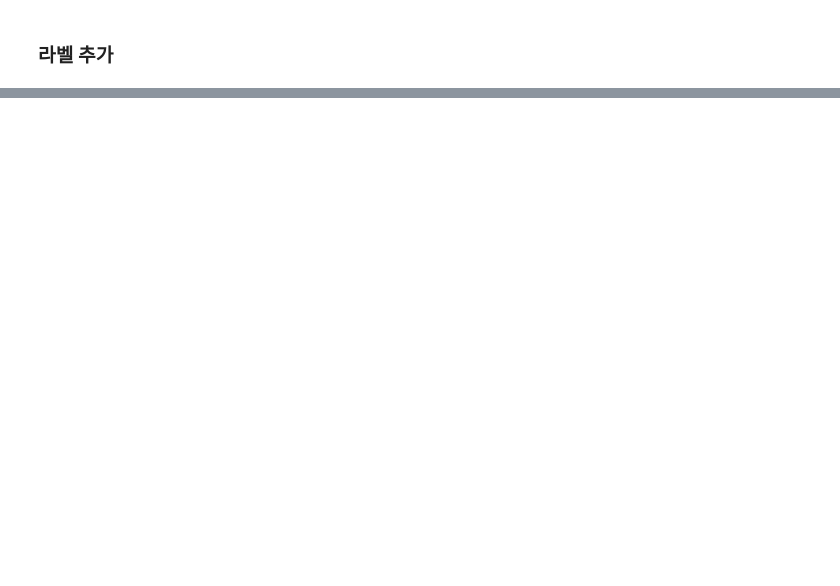
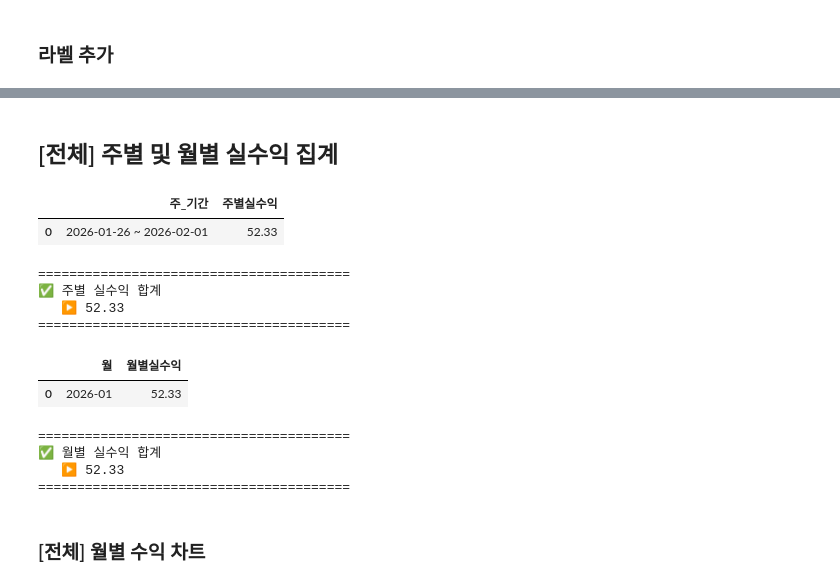
Before and after one commit to Jin2ouS/colab, a Jupyter notebook: MT5_매매내역_분석(구글시트).ipynb, the cells around one changed output, grey strips where cells are left out. Saved outputs shown, nothing was run; the diff lists cells and outputs as text; code cells hidden in the pictures; blank space fills up the shorter version.

```diff
--- a/MT5_매매내역_분석(구글시트).ipynb
+++ b/MT5_매매내역_분석(구글시트).ipynb
@@ -661,3 +664,83 @@ fig.update_yaxes(range=[y_min - pad, y_max + pad])
 fig.show()
 # %% [output]
 [interactive output not drawn]
+# %% [markdown]
+## [전체] 주별 및 월별 실수익 집계
+# %%
+# @title
+### 🗓️ 주별 / 월별 실수익 집계 (결과 테이블) ###
+
+import pandas as pd
+
+# ✅ df_period가 있으면 그걸 사용, 없으면 df 사용
+base_df = df_period if "df_period" in globals() else df
+
+# 청산 완료 + 실수익 있는 거래만 사용
+profit_df = base_df.dropna(subset=["청산시간", "실수익"]).copy()
+
+# ----------------------------
+# 1) 주별 집계 (월~일 기준으로 보려면 W-SUN 추천: 주의 끝=일요일)
+# ----------------------------
+profit_df["주"] = profit_df["청산시간"].dt.to_period("W-SUN")
+
+weekly_profit = (
+    profit_df.groupby("주", as_index=False)["실수익"]
+             .sum()
+             .rename(columns={"실수익": "주별실수익"})
+)
+
+# 보기 좋은 라벨(주 시작~끝)
+weekly_profit["주_기간"] = weekly_profit["주"].apply(
+    lambda p: f"{p.start_time.date()} ~ {p.end_time.date()}"
+)
+
+# 컬럼 정리
+weekly_profit = weekly_profit[["주_기간", "주별실수익"]].sort_values("주_기간").reset_index(drop=True)
+
+display(weekly_profit)
+
+total_weekly_profit = weekly_profit["주별실수익"].sum()
+
+print("\n" + "=" * 40)
+print("✅ 주별 실수익 합계")
+print(f"   ▶ {total_weekly_profit:,.2f}")
+print("=" * 40 + "\n")
+
+
+
+# ----------------------------
+# 2) 월별 집계
+# ----------------------------
+profit_df["월"] = profit_df["청산시간"].dt.to_period("M").astype(str)
+
+monthly_profit = (
+    profit_df.groupby("월", as_index=False)["실수익"]
+             .sum()
+             .rename(columns={"실수익": "월별실수익"})
+             .sort_values("월")
+             .reset_index(drop=True)
+)
+
+display(monthly_profit)
+
+total_monthly_profit = monthly_profit["월별실수익"].sum()
+
+print("\n" + "=" * 40)
+print("✅ 월별 실수익 합계")
+print(f"   ▶ {total_monthly_profit:,.2f}")
+print("=" * 40)
+# %% [output]
+|  | 주_기간 | 주별실수익 |
+| 0 | 2026-01-26 ~ 2026-02-01 | 52.33 |
+========================================
+✅ 주별 실수익 합계
+   ▶ 52.33
+========================================
+|  | 월 | 월별실수익 |
+| 0 | 2026-01 | 52.33 |
+========================================
+✅ 월별 실수익 합계
+   ▶ 52.33
+========================================
+# %% [markdown]
+### [전체] 월별 수익 차트
```
Also changed, not shown: parts of 12 cells of this notebook.
